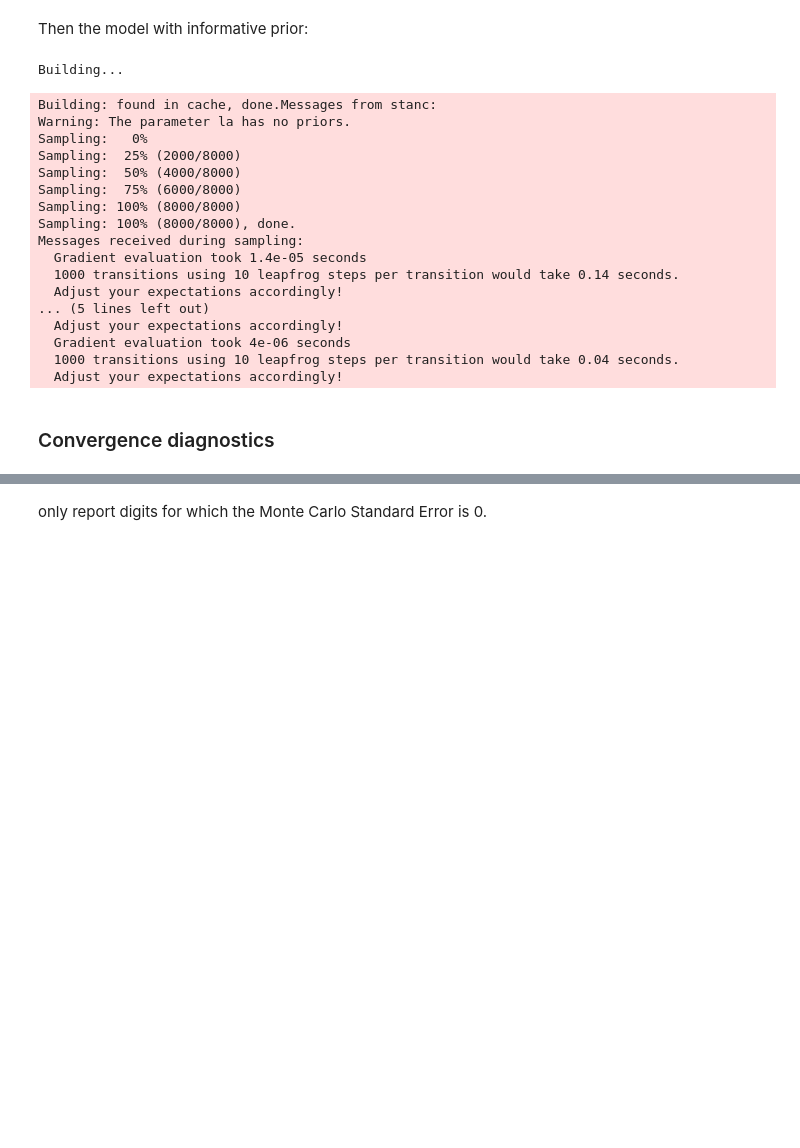
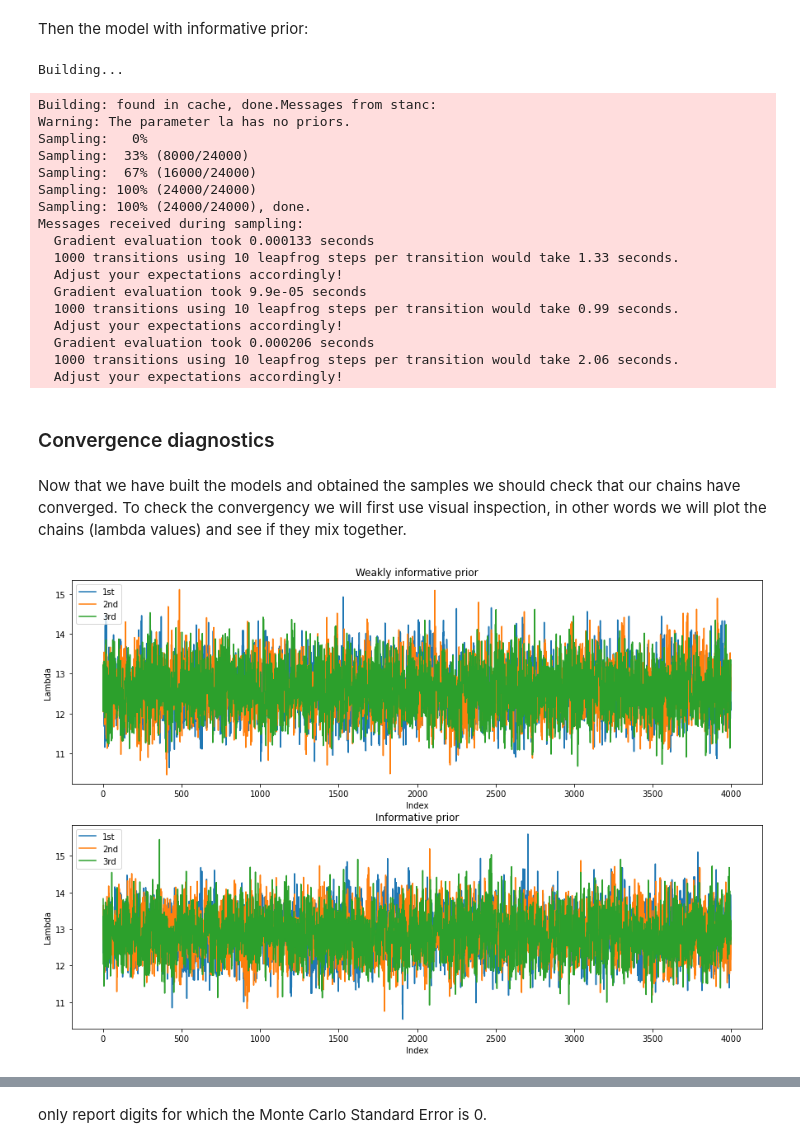
Before and after one commit to shiftleino/bayesian-premier, a Jupyter notebook: analysis.ipynb, the cells around one changed output, grey strips where cells are left out. Saved outputs shown, nothing was run; the diff lists cells and outputs as text; code cells hidden in the pictures; blank space fills up the shorter version.

```diff
--- a/analysis.ipynb
+++ b/analysis.ipynb
@@ -232,7 +234,7 @@ First the model with weakly informative prior:
 nest_asyncio.apply()
 inputs = {'N': data_manu.shape[0]*data_manu.shape[1], 'y': data_manu.flatten(), 'alpha': 0.001, 'beta': 0.001}
 model = stan.build(program_code=stan_code, data=inputs);
-weakly_pooled_fit = model.sample();
+weakly_pooled_fit = model.sample(num_chains=3, num_samples=4000, num_warmup=4000, save_warmup=False);
 weakly_pooled_df = weakly_pooled_fit.to_frame()
 # %% [output]
 Building...
@@ -260,26 +262,49 @@ Then the model with informative prior:
 nest_asyncio.apply()
 inputs = {'N': data_manu.shape[0]*data_manu.shape[1], 'y': data_manu.flatten(), 'alpha': 16.5, 'beta': 0.5}
 model = stan.build(program_code=stan_code, data=inputs);
-informative_pooled_fit = model.sample();
+informative_pooled_fit = model.sample(num_chains=3, num_samples=4000, num_warmup=4000, save_warmup=False);
 informative_pooled_df = informative_pooled_fit.to_frame()
 # %% [output]
 Building...
 Building: found in cache, done.Messages from stanc:
 Warning: The parameter la has no priors.
 Sampling:   0%
-Sampling:  25% (2000/8000)
-Sampling:  50% (4000/8000)
-Sampling:  75% (6000/8000)
-Sampling: 100% (8000/8000)
-Sampling: 100% (8000/8000), done.
+Sampling:  33% (8000/24000)
+Sampling:  67% (16000/24000)
+Sampling: 100% (24000/24000)
+Sampling: 100% (24000/24000), done.
 Messages received during sampling:
-  Gradient evaluation took 1.4e-05 seconds
-  1000 transitions using 10 leapfrog steps per transition would take 0.14 seconds.
+  Gradient evaluation took 0.000133 seconds
+  1000 transitions using 10 leapfrog steps per transition would take 1.33 seconds.
   Adjust your expectations accordingly!
-... (5 lines left out)
+  Gradient evaluation took 9.9e-05 seconds
+  1000 transitions using 10 leapfrog steps per transition would take 0.99 seconds.
   Adjust your expectations accordingly!
-  Gradient evaluation took 4e-06 seconds
-  1000 transitions using 10 leapfrog steps per transition would take 0.04 seconds.
+  Gradient evaluation took 0.000206 seconds
+  1000 transitions using 10 leapfrog steps per transition would take 2.06 seconds.
   Adjust your expectations accordingly!
 # %% [markdown]
 ### Convergence diagnostics
+# %% [markdown]
+Now that we have built the models and obtained the samples we should check that our chains have converged. To check the convergency we will first use visual inspection, in other words we will plot the chains (lambda values) and see if they mix together.
+# %%
+fig, ax = plt.subplots(2, 1)
+fig.set_size_inches(15, 10)
+
+ax[0].plot(range(4000), weakly_pooled_fit["la"][0][0:4000], label="1st")
+ax[0].plot(range(4000), weakly_pooled_fit["la"][0][4000:8000], label="2nd")
+ax[0].plot(range(4000), weakly_pooled_fit["la"][0][8000:12000], label="3rd")
+ax[0].legend()
+ax[0].set_title("Weakly informative prior")
+ax[0].set_xlabel("Index")
+ax[0].set_ylabel("Lambda")
+
+ax[1].plot(range(4000), informative_pooled_fit["la"][0][0:4000], label="1st")
+ax[1].plot(range(4000), informative_pooled_fit["la"][0][4000:8000], label="2nd")
+ax[1].plot(range(4000), informative_pooled_fit["la"][0][8000:12000], label="3rd")
+ax[1].legend()
+ax[1].set_title("Informative prior")
+ax[1].set_xlabel("Index")
+ax[1].set_ylabel("Lambda");
+# %% [output]
+[figure, added]
```
Also changed, not shown: parts of 7 cells of this notebook.
